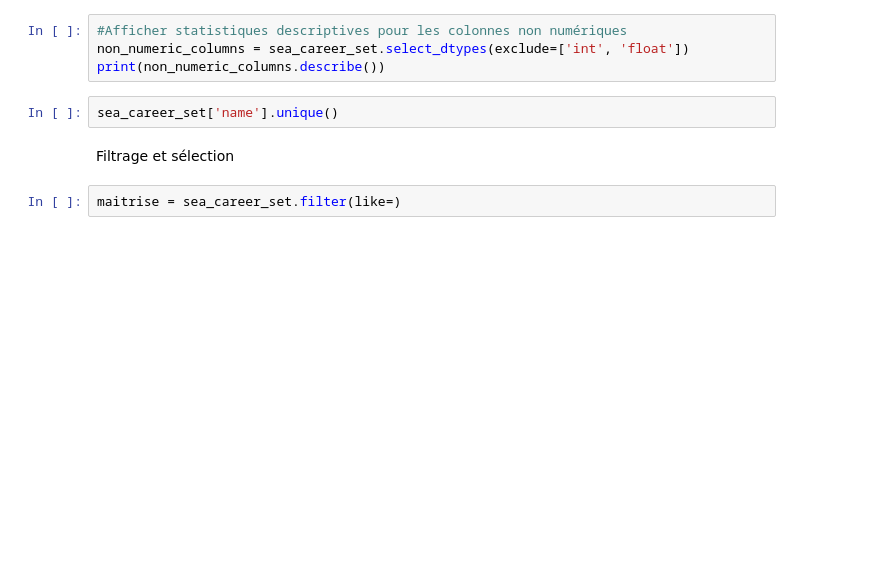
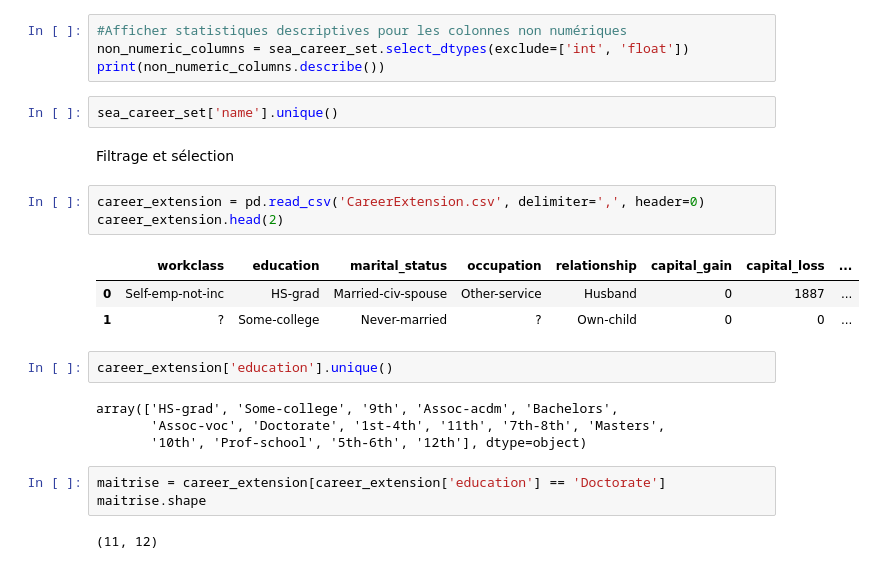
Before and after one commit to Anne-LouChartier/TP_API-Data, a Jupyter notebook: TP1.ipynb, the cells around one changed output. Drawn from its saved outputs; the diff is of its cells as text; blank space fills up the shorter version.

```diff
--- a/TP1.ipynb
+++ b/TP1.ipynb
@@ -73,5 +73,21 @@ print(non_numeric_columns.describe())
 sea_career_set['name'].unique()
 # %% [markdown]
 Filtrage et sélection
-# %%
-maitrise = sea_career_set.filter(like=)
+# %%
+career_extension = pd.read_csv('CareerExtension.csv', delimiter=',', header=0)
+career_extension.head(2)
+# %% [output]
+|  | workclass | education | marital_status | occupation | relationship | capital_gain | capital_loss | ... |
+| 0 | Self-emp-not-inc | HS-grad | Married-civ-spouse | Other-service | Husband | 0 | 1887 | ... |
+| 1 | ? | Some-college | Never-married | ? | Own-child | 0 | 0 | ... |
+# %%
+career_extension['education'].unique()
+# %% [output]
+array(['HS-grad', 'Some-college', '9th', 'Assoc-acdm', 'Bachelors',
+       'Assoc-voc', 'Doctorate', '1st-4th', '11th', '7th-8th', 'Masters',
+       '10th', 'Prof-school', '5th-6th', '12th'], dtype=object)
+# %%
+maitrise = career_extension[career_extension['education'] == 'Doctorate']
+maitrise.shape
+# %% [output]
+(11, 12)
```
Also changed, not shown: 3 other files.
